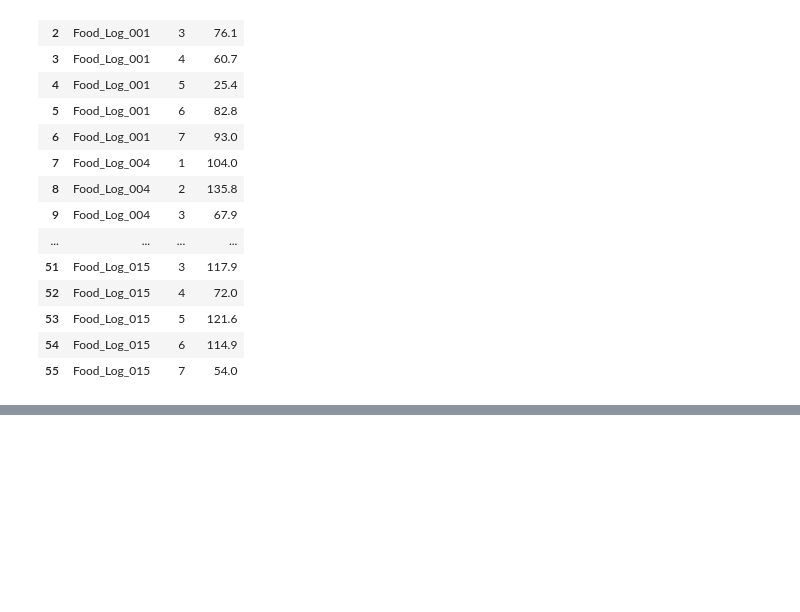
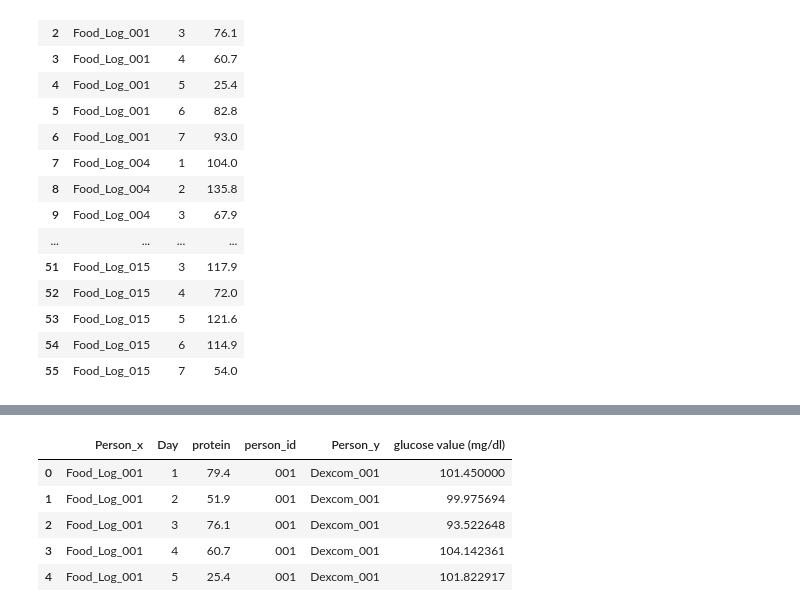
Before and after one commit to iamangeldi/dsc106_project2, a Jupyter notebook: project_2.ipynb, the cells around one changed output, grey strips where cells are left out. Drawn from its saved outputs; the diff is of its cells as text; code cells hidden in the pictures; blank space fills up the shorter version.

```diff
--- a/project_2.ipynb
+++ b/project_2.ipynb
@@ -92,8 +92,8 @@ def aggregating_food_protein(path_to_folder, column_to_agregate):
 
 
 folder_path = "Food_Logs"
-result_df = aggregating_food_protein(folder_path, 'protein')
-result_df
+protein_df = aggregating_food_protein(folder_path, 'protein')
+protein_df
 # %% [output]
 |  | Person | Day | protein |
 | 0 | Food_Log_001 | 1 | 79.4 |
@@ -114,0 +243,7 @@ result_df
+# %%
+dexcom_logs['person_id'] = dexcom_logs['Person'].str.split('_').str[1]
+dexcom_exp.head()
+protein_df['person_id'] = protein_df['Person'].str.split('_').str[-1]
+sugar_df['person_id'] = sugar_df['Person'].str.split('_').str[-1]
+protein_df.head()
+sugar_df.head()
@@ -114,0 +257,10 @@ result_df
+# %%
+merged_protein_dexcom = pd.merge(protein_df, dexcom_logs, on=['person_id', 'Day'])
+merged_protein_dexcom.head()
+# %% [output]
+|  | Person_x | Day | protein | person_id | Person_y | glucose value (mg/dl) |
+| 0 | Food_Log_001 | 1 | 79.4 | 001 | Dexcom_001 | 101.450000 |
+| 1 | Food_Log_001 | 2 | 51.9 | 001 | Dexcom_001 | 99.975694 |
+| 2 | Food_Log_001 | 3 | 76.1 | 001 | Dexcom_001 | 93.522648 |
+| 3 | Food_Log_001 | 4 | 60.7 | 001 | Dexcom_001 | 104.142361 |
+| 4 | Food_Log_001 | 5 | 25.4 | 001 | Dexcom_001 | 101.822917 |
```
Also changed, not shown: parts of 8 cells of this notebook, 12 other files.
